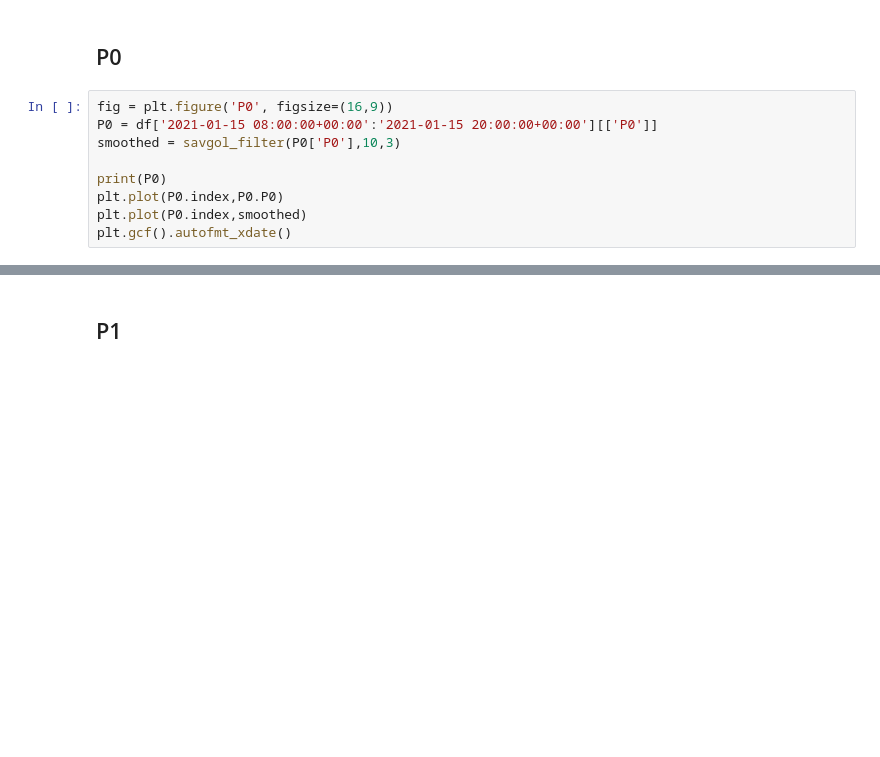
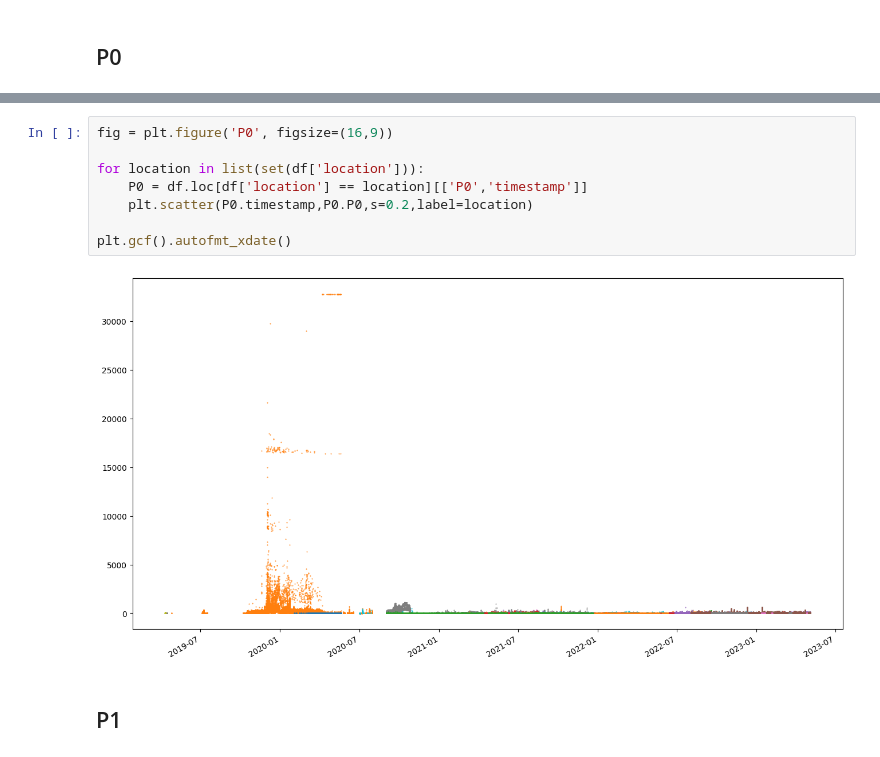
Before and after one commit to mart1bb/air_quality_africa, a Jupyter notebook: code/Analysis2.ipynb, the cells around one changed output, grey strips where cells are left out. Cells and saved outputs as stored; diff of their text form; blank space fills up the shorter version.

```diff
--- a/code/Analysis2.ipynb
+++ b/code/Analysis2.ipynb
@@ -108,11 +73,2 @@ timestamp
 # %% [markdown]
 ## P0
-# %%
-fig = plt.figure('P0', figsize=(16,9))
-P0 = df['2021-01-15 08:00:00+00:00':'2021-01-15 20:00:00+00:00'][['P0']]
-smoothed = savgol_filter(P0['P0'],10,3)
-
-print(P0)
-plt.plot(P0.index,P0.P0)
-plt.plot(P0.index,smoothed)
-plt.gcf().autofmt_xdate()
@@ -136,2 +75,12 @@ timestamp
+# %%
+fig = plt.figure('P0', figsize=(16,9))
+
+for location in list(set(df['location'])):
+    P0 = df.loc[df['location'] == location][['P0','timestamp']]
+    plt.scatter(P0.timestamp,P0.P0,s=0.2,label=location)
+
+plt.gcf().autofmt_xdate()
+# %% [output]
+[figure, added]
 # %% [markdown]
 ## P1
```
Also changed, not shown: parts of 11 cells of this notebook, 2 other files.
